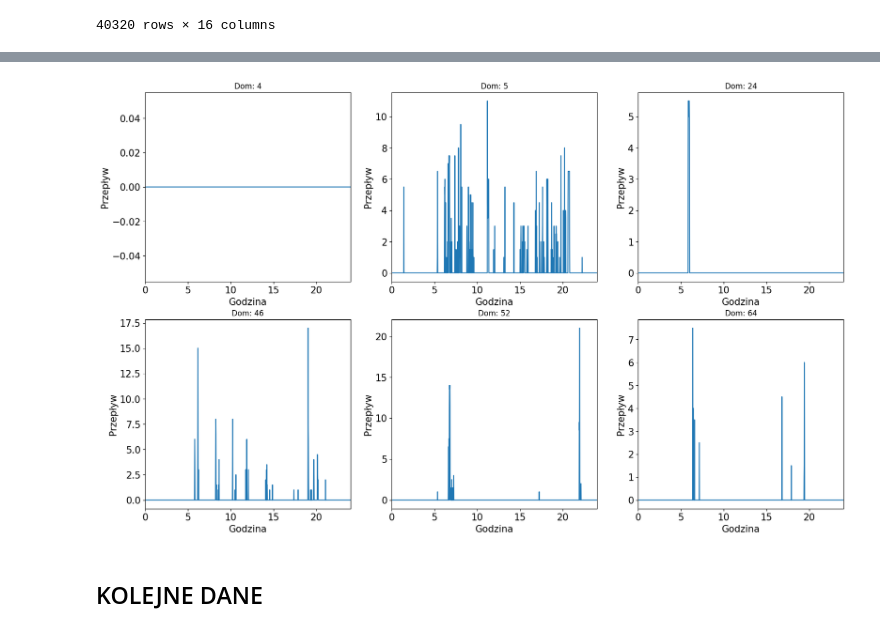
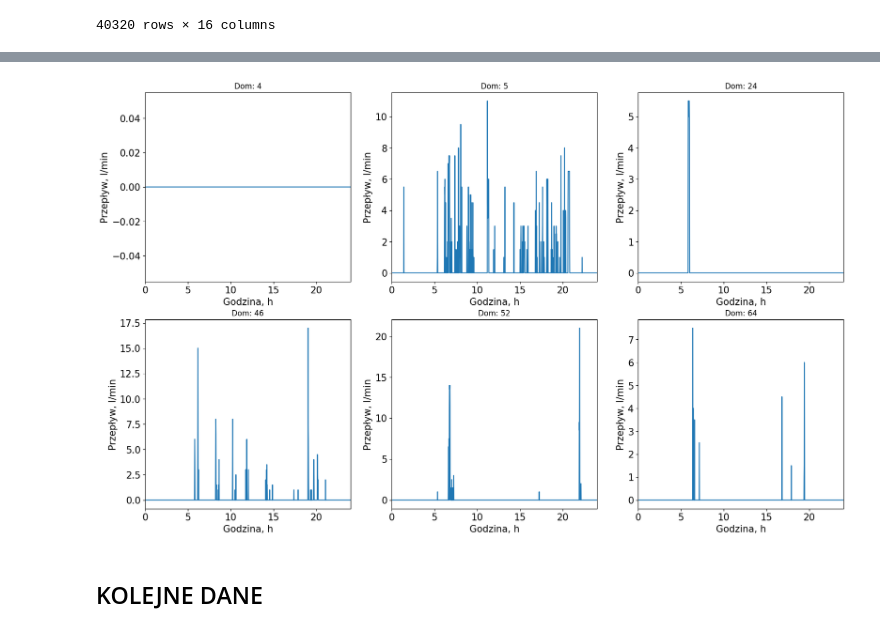
Before and after one commit to KulsonKula/Analiza-i-modelowanie-procesow-zwiazanych-z-systemem-centralnego-ogrzewania, a Jupyter notebook: Dane/display_data.IPYNB, the cells around one changed output, grey strips where cells are left out. Cells and saved outputs as stored; diff of their text form; code cells hidden in the pictures.

```diff
--- a/Dane/display_data.IPYNB
+++ b/Dane/display_data.IPYNB
@@ -32,20 +32,20 @@ FONTSIZE=15
 axs[0].plot(x, y)
 axs[0].set_title('Całość dnia', fontsize=FONTSIZE)
 axs[0].set_xlim(0, 24)
-axs[0].set_xlabel('Godzina', fontsize=FONTSIZE)
-axs[0].set_ylabel('Przepływ', fontsize=FONTSIZE)
+axs[0].set_xlabel('Godzina, h', fontsize=FONTSIZE)
+axs[0].set_ylabel('Przepływ, l/min', fontsize=FONTSIZE)
 
 axs[1].scatter(x, y)
 axs[1].set_title('Zbliżenie na godzine 7:20', fontsize=FONTSIZE)
 axs[1].set_xlim(7.2, 7.5)
-axs[1].set_xlabel('Godzina', fontsize=FONTSIZE)
-axs[1].set_ylabel('Przepływ', fontsize=FONTSIZE)
+axs[1].set_xlabel('Godzina, h', fontsize=FONTSIZE)
+axs[1].set_ylabel('Przepływ, l/min', fontsize=FONTSIZE)
 
 axs[2].scatter(x, y)
 axs[2].set_title('Zbliżenie na godzine 15:00', fontsize=FONTSIZE)
 axs[2].set_xlim(14.8, 15.3)
-axs[2].set_xlabel('Godzina', fontsize=FONTSIZE)
-axs[2].set_ylabel('Przepływ', fontsize=FONTSIZE)
+axs[2].set_xlabel('Godzina, h', fontsize=FONTSIZE)
+axs[2].set_ylabel('Przepływ, l/min', fontsize=FONTSIZE)
 
 for ax in axs.flat:
     ax.tick_params(axis='both', labelsize=FONTSIZE)
@@ -63,46 +63,46 @@ fig, axs = plt.subplots(2, 3, figsize=(20, 12))
 
 axs[0,0].plot(x, DATASET_1.Summer_Water_Consumption.iloc[0:1440])
 axs[0,0].set_title('Dom: 4')
 axs[0,0].set_xlim(0, 24)
-axs[0,0].set_xlabel('Godzina', fontsize=FONTSIZE)
-axs[0,0].set_ylabel('Przepływ', fontsize=FONTSIZE)
+axs[0,0].set_xlabel('Godzina, h', fontsize=FONTSIZE)
+axs[0,0].set_ylabel('Przepływ, l/min', fontsize=FONTSIZE)
 
 axs[0,1].plot(x, DATASET_2.Summer_Water_Consumption.iloc[0:1440])
 axs[0,1].set_title('Dom: 5')
 axs[0,1].set_xlim(0, 24)
-axs[0,1].set_xlabel('Godzina', fontsize=FONTSIZE)
-axs[0,1].set_ylabel('Przepływ', fontsize=FONTSIZE)
+axs[0,1].set_xlabel('Godzina, h', fontsize=FONTSIZE)
+axs[0,1].set_ylabel('Przepływ, l/min', fontsize=FONTSIZE)
 
 axs[0,2].plot(x, DATASET_3.Summer_Water_Consumption.iloc[0:1440])
 axs[0,2].set_title('Dom: 24')
 axs[0,2].set_xlim(0, 24)
-axs[0,2].set_xlabel('Godzina', fontsize=FONTSIZE)
-axs[0,2].set_ylabel('Przepływ', fontsize=FONTSIZE)
+axs[0,2].set_xlabel('Godzina, h', fontsize=FONTSIZE)
+axs[0,2].set_ylabel('Przepływ, l/min', fontsize=FONTSIZE)
 
 axs[1,0].plot(x, DATASET_4.Summer_Water_Consumption.iloc[0:1440])
 axs[1,0].set_title('Dom: 46')
 axs[1,0].set_xlim(0, 24)
-axs[1,0].set_xlabel('Godzina', fontsize=FONTSIZE)
-axs[1,0].set_ylabel('Przepływ', fontsize=FONTSIZE)
+axs[1,0].set_xlabel('Godzina, h', fontsize=FONTSIZE)
+axs[1,0].set_ylabel('Przepływ, l/min', fontsize=FONTSIZE)
 
 axs[1,1].plot(x, DATASET_5.Summer_Water_Consumption.iloc[0:1440])
 axs[1,1].set_title('Dom: 52')
 axs[1,1].set_xlim(0, 24)
-axs[1,1].set_xlabel('Godzina', fontsize=FONTSIZE)
-axs[1,1].set_ylabel('Przepływ', fontsize=FONTSIZE)
+axs[1,1].set_xlabel('Godzina, h', fontsize=FONTSIZE)
+axs[1,1].set_ylabel('Przepływ, l/min', fontsize=FONTSIZE)
 
 axs[1,2].plot(x, DATASET_6.Summer_Water_Consumption.iloc[0:1440])
 axs[1,2].set_title('Dom: 64')
 axs[1,2].set_xlim(0, 24)
-axs[1,2].set_xlabel('Godzina', fontsize=FONTSIZE)
-axs[1,2].set_ylabel('Przepływ', fontsize=FONTSIZE)
+axs[1,2].set_xlabel('Godzina, h', fontsize=FONTSIZE)
+axs[1,2].set_ylabel('Przepływ, l/min', fontsize=FONTSIZE)
 
 fig.subplots_adjust()
 
 for ax in axs.flat:
     ax.tick_params(axis='both', labelsize=FONTSIZE)
 # %% [output]
-[figure, old version]
+[figure, new version]
 # %% [markdown]
 ## KOLEJNE DANE
 # %%
```
Also changed, not shown: parts of 1 cell of this notebook, 14 other files.
